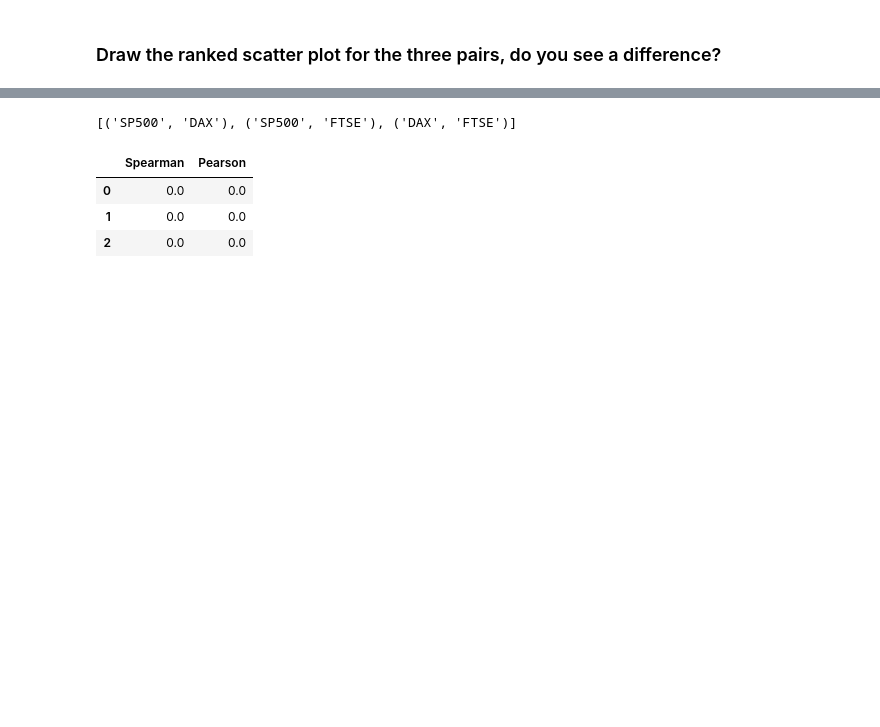
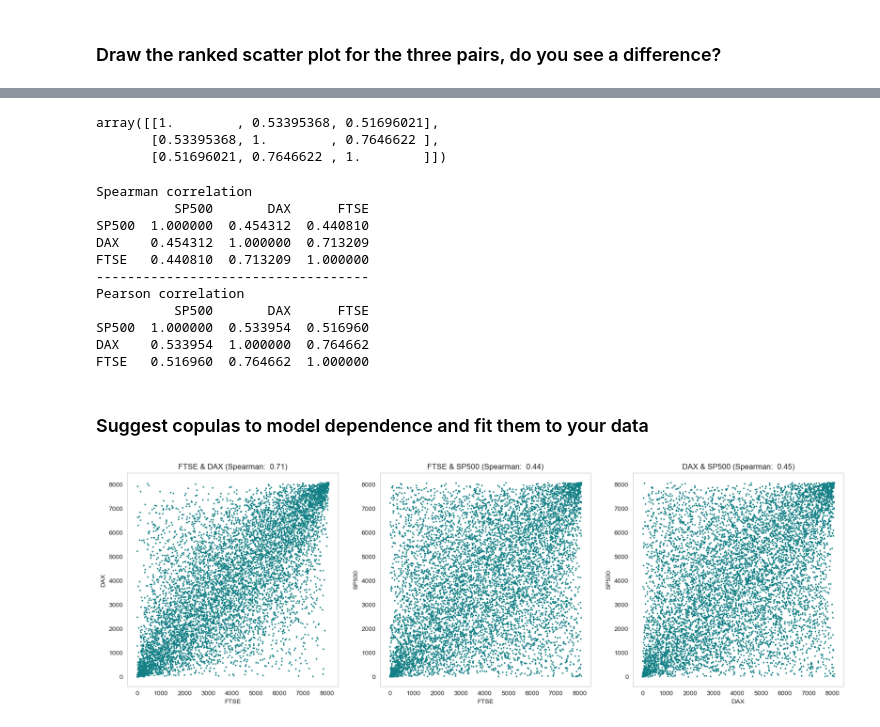
Before and after one commit to oskargirardin/QRM_Project, a Jupyter notebook: final_project.ipynb, the cells around one changed output, grey strips where cells are left out. Drawn from its saved outputs; the diff is of its cells as text; code cells hidden in the pictures; blank space fills up the shorter version.

```diff
--- a/final_project.ipynb
+++ b/final_project.ipynb
@@ -210,15 +255,26 @@ dax = losses_sync["DAX"]
 sp500 = losses_sync["SP500"]
 
 
-def plot_rankscatter(series1, series2, title = None):
+def plot_rankscatter(series1, series2, ax, title = None):
     ranks1 = stats.rankdata(series1)
     ranks2 = stats.rankdata(series2)
 
-    fig, ax = plt.subplots(figsize = (8, 6))
     ax.scatter(ranks1, ranks2, s = 2, color = DARK_COL)
     ax.grid(False)
     ax.set_xlabel(series1.name)
     ax.set_ylabel(series2.name)
     ax.set_title(title)
+
+def plot_rankscatters():
+    fig, axs = plt.subplots(ncols=3, figsize = (20, 6))
+    for i, (x, y) in enumerate(combinations([ftse, dax, sp500], r = 2)):
+        ranks_x = stats.rankdata(x)
+        ranks_y = stats.rankdata(y)
+        cor_spearman = stats.spearmanr(x, y)
+        axs[i].scatter(ranks_x, ranks_y, s = 2, color = DARK_COL)
+        axs[i].grid(False)
+        axs[i].set_xlabel(x.name)
+        axs[i].set_ylabel(y.name)
+        axs[i].set_title(f"{x.name} & {y.name} (Spearman: {cor_spearman.statistic: .2f})")
     plt.show()
 # %%
@@ -249 +303,7 @@ def get_correlations(*series_list):
     return res
+# %%
+np.corrcoef(np.array([sp500, dax, ftse]))
+# %% [output]
+array([[1.        , 0.53395368, 0.51696021],
+       [0.53395368, 1.        , 0.7646622 ],
+       [0.51696021, 0.7646622 , 1.        ]])
@@ -250,8 +324,20 @@ def get_correlations(*series_list):
 # %%
-get_correlations(sp500, dax, ftse)
+df_corrs_spearman, df_corrs_pearson = get_correlations(sp500, dax, ftse)
 # %% [output]
-[('SP500', 'DAX'), ('SP500', 'FTSE'), ('DAX', 'FTSE')]
+Spearman correlation
+          SP500       DAX      FTSE
+SP500  1.000000  0.454312  0.440810
+DAX    0.454312  1.000000  0.713209
+FTSE   0.440810  0.713209  1.000000
+-----------------------------------
+Pearson correlation
+          SP500       DAX      FTSE
+SP500  1.000000  0.533954  0.516960
+DAX    0.533954  1.000000  0.764662
+FTSE   0.516960  0.764662  1.000000
-|  | Spearman | Pearson |
-| 0 | 0.0 | 0.0 |
-| 1 | 0.0 | 0.0 |
-| 2 | 0.0 | 0.0 |
+# %% [markdown]
+### Suggest copulas to model dependence and fit them to your data
+# %%
+plot_rankscatters()
+# %% [output]
+[figure, added]
```
Also changed, not shown: parts of 22 cells of this notebook.
